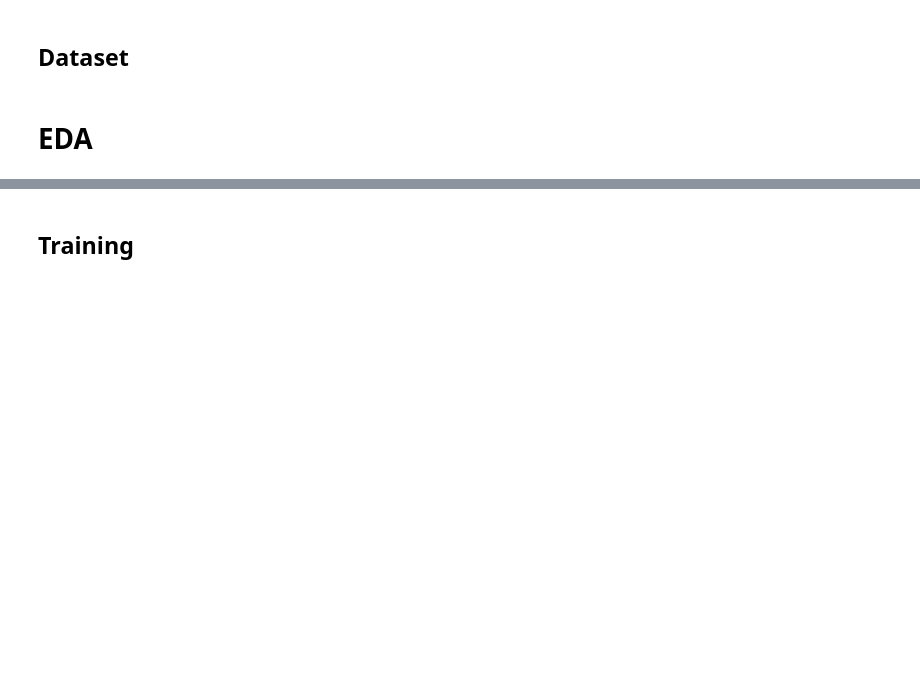
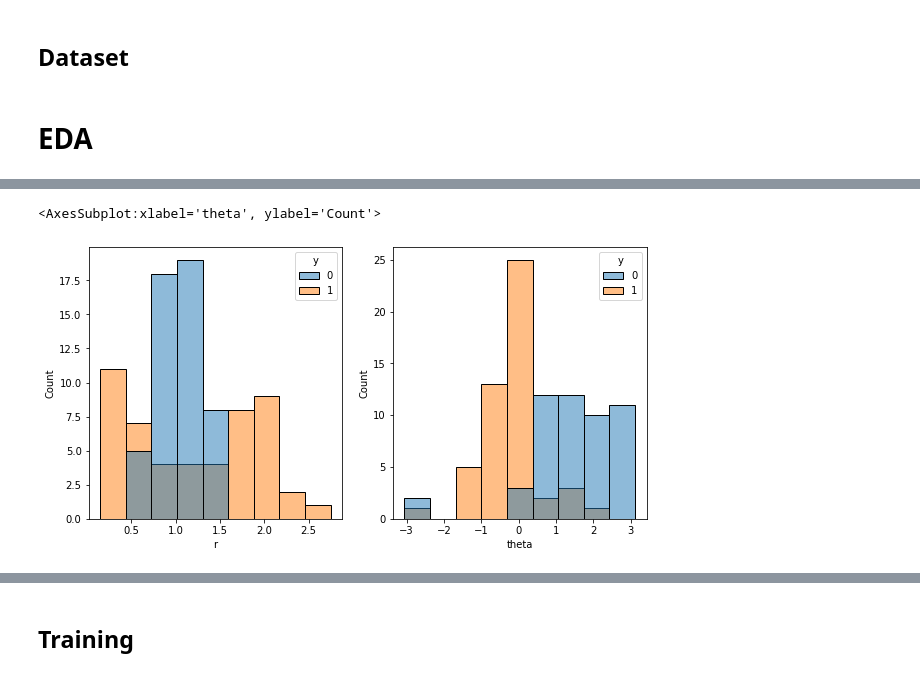
Before and after one commit to LeonLiur/MDST-Tutorials, a Jupyter notebook: Optional Challenges/ML Focus/ml_challenge.ipynb, the cells around one changed output, grey strips where cells are left out. Cells and saved outputs as stored; diff of their text form; code cells hidden in the pictures; blank space fills up the shorter version.

```diff
--- a/Optional Challenges/ML Focus/ml_challenge.ipynb
+++ b/Optional Challenges/ML Focus/ml_challenge.ipynb
@@ -48,0 +81,7 @@ plt.plot(X[0], X[1])
+# %%
+f, ax = plt.subplots(1, 2, figsize=(10, 5))
+sns.histplot(data=df, x="r", hue="y", ax=ax[0])
+sns.histplot(data=df, x="theta", hue="y", ax=ax[1])
+# %% [output]
+<AxesSubplot:xlabel='theta', ylabel='Count'>
+[figure, added]
```
Also changed, not shown: parts of 18 cells of this notebook.
